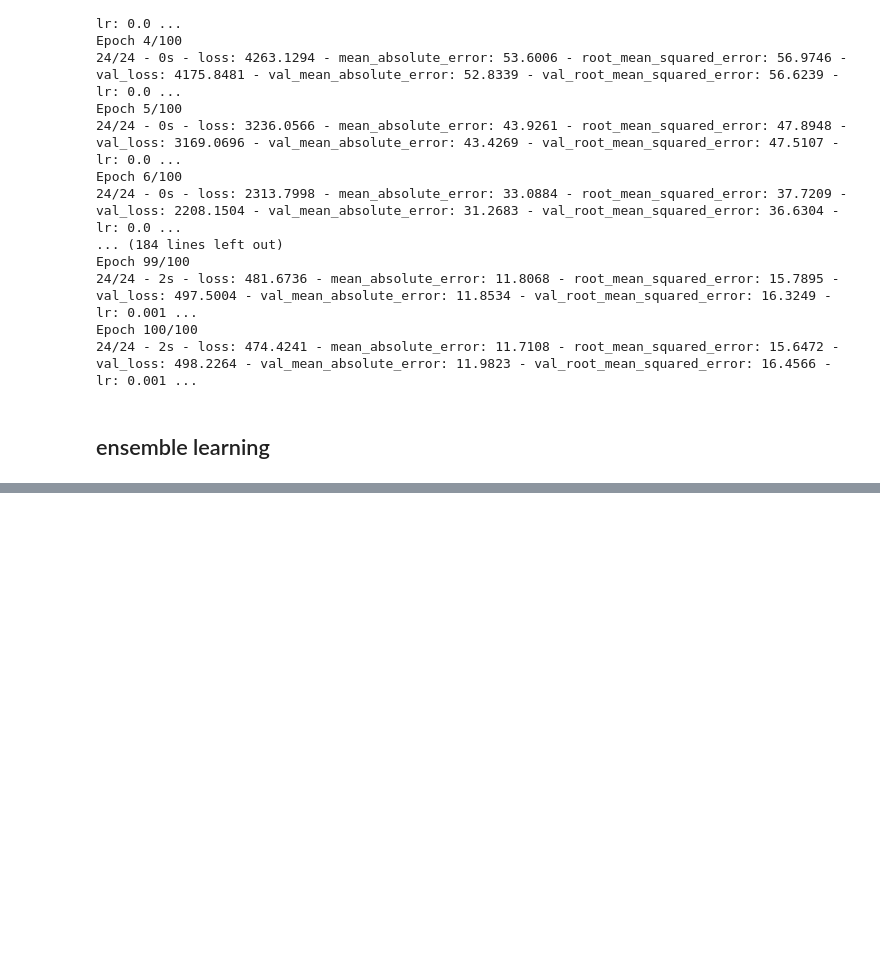
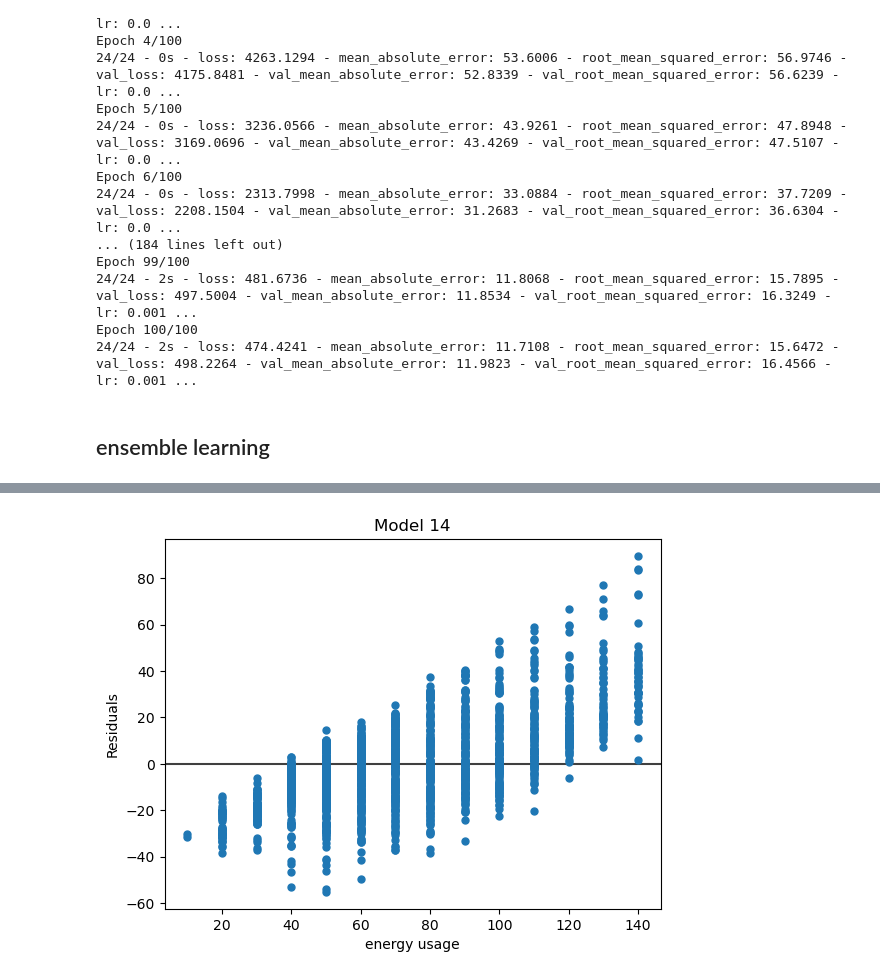
Before and after one commit to packofgum601/MachineLearningA2, a Jupyter notebook: assignment2.ipynb, the cells around one changed output, grey strips where cells are left out. Drawn from its saved outputs; the diff is of its cells as text; code cells hidden in the pictures; blank space fills up the shorter version.

```diff
--- a/assignment2.ipynb
+++ b/assignment2.ipynb
@@ -1860,0 +1943,8 @@ Epoch 100/100
+# %%
+#plot residual plot
+#get predictions
+y_val_pred = model14.predict(X_val_transformedandscaled)
+#flatten predictions
+y_val_pred = y_val_pred.flatten()
+plot_residuals("Model 14", y_val, y_val_pred)
+# %% [output]
@@ -1860,0 +1952 @@ Epoch 100/100
+[figure, added]
```
Also changed, not shown: parts of 12 cells of this notebook.
